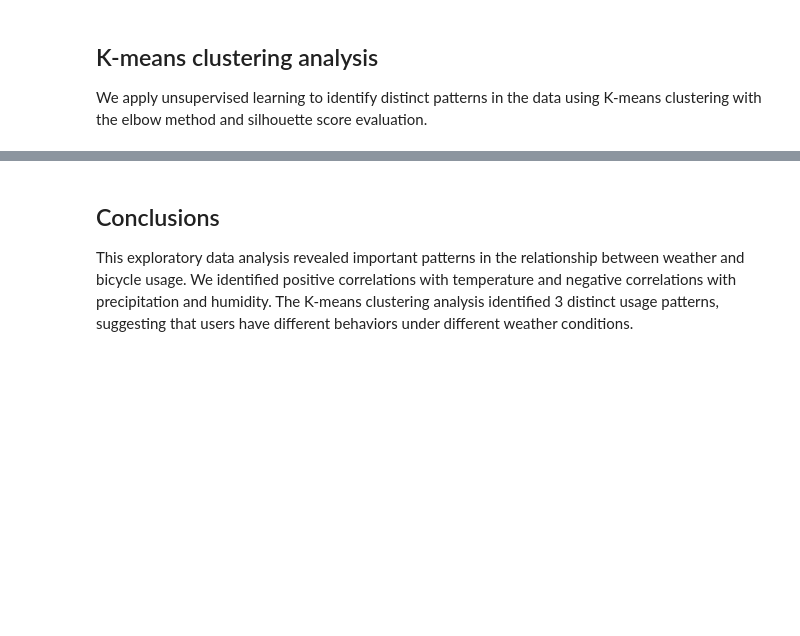
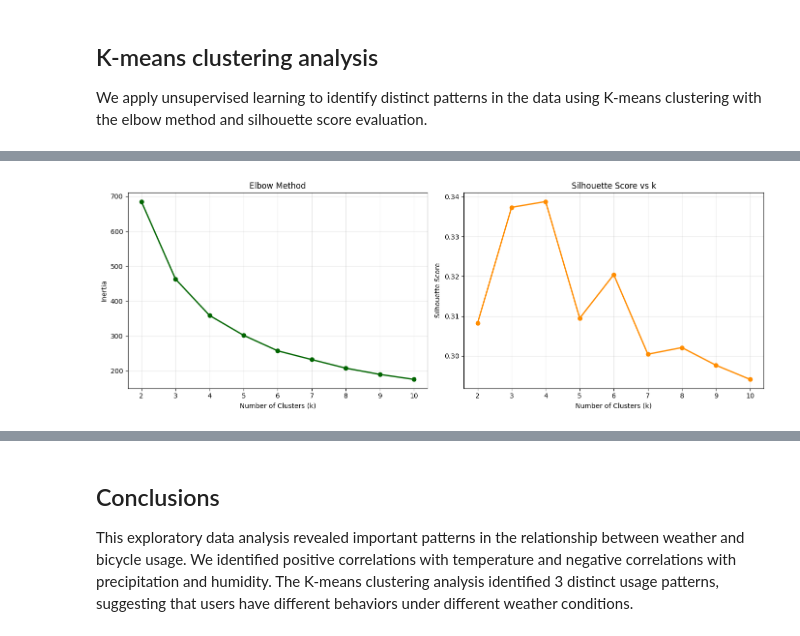
Before and after one commit to zulliand/data_analytics_project, a Jupyter notebook: notebooks/03_eda.ipynb, the cells around one changed output, grey strips where cells are left out. Cells and saved outputs as stored; diff of their text form; code cells hidden in the pictures; blank space fills up the shorter version.

```diff
--- a/notebooks/03_eda.ipynb
+++ b/notebooks/03_eda.ipynb
@@ -252,22 +346,27 @@ for k, inertia, silhouette in zip(k_range, inertias, silhouette_scores):
 # %%
 # Plot elbow curve
-fig, (ax1, ax2) = plt.subplots(1, 2, figsize=(14, 5))
+if 'X_scaled' not in locals() or X.shape[0] < 10:
+    print("Clustering plot skipped: not enough valid data for meaningful clustering.")
+else:
+    fig, (ax1, ax2) = plt.subplots(1, 2, figsize=(14, 5))
 
-# Elbow plot
-ax1.plot(k_range, inertias, marker="o", color="darkgreen", linewidth=2)
-ax1.set_xlabel("Number of Clusters (k)")
-ax1.set_ylabel("Inertia")
-ax1.set_title("Elbow Method")
-ax1.grid(alpha=0.3)
+    # Elbow plot
+    ax1.plot(k_range, inertias, marker="o", color="darkgreen", linewidth=2)
+    ax1.set_xlabel("Number of Clusters (k)")
+    ax1.set_ylabel("Inertia")
+    ax1.set_title("Elbow Method")
+    ax1.grid(alpha=0.3)
 
-# Silhouette score plot
-ax2.plot(k_range, silhouette_scores, marker="o", color="darkorange", linewidth=2)
-ax2.set_xlabel("Number of Clusters (k)")
-ax2.set_ylabel("Silhouette Score")
-ax2.set_title("Silhouette Score vs k")
-ax2.grid(alpha=0.3)
+    # Silhouette score plot
+    ax2.plot(k_range, silhouette_scores, marker="o", color="darkorange", linewidth=2)
+    ax2.set_xlabel("Number of Clusters (k)")
+    ax2.set_ylabel("Silhouette Score")
+    ax2.set_title("Silhouette Score vs k")
+    ax2.grid(alpha=0.3)
 
-plt.tight_layout()
-plt.show()
+    plt.tight_layout()
+    plt.show()
+# %% [output]
+[figure, added]
 # %%
 # Train final k-means model with optimal k
```
Also changed, not shown: parts of 16 cells of this notebook, 4 other files.
